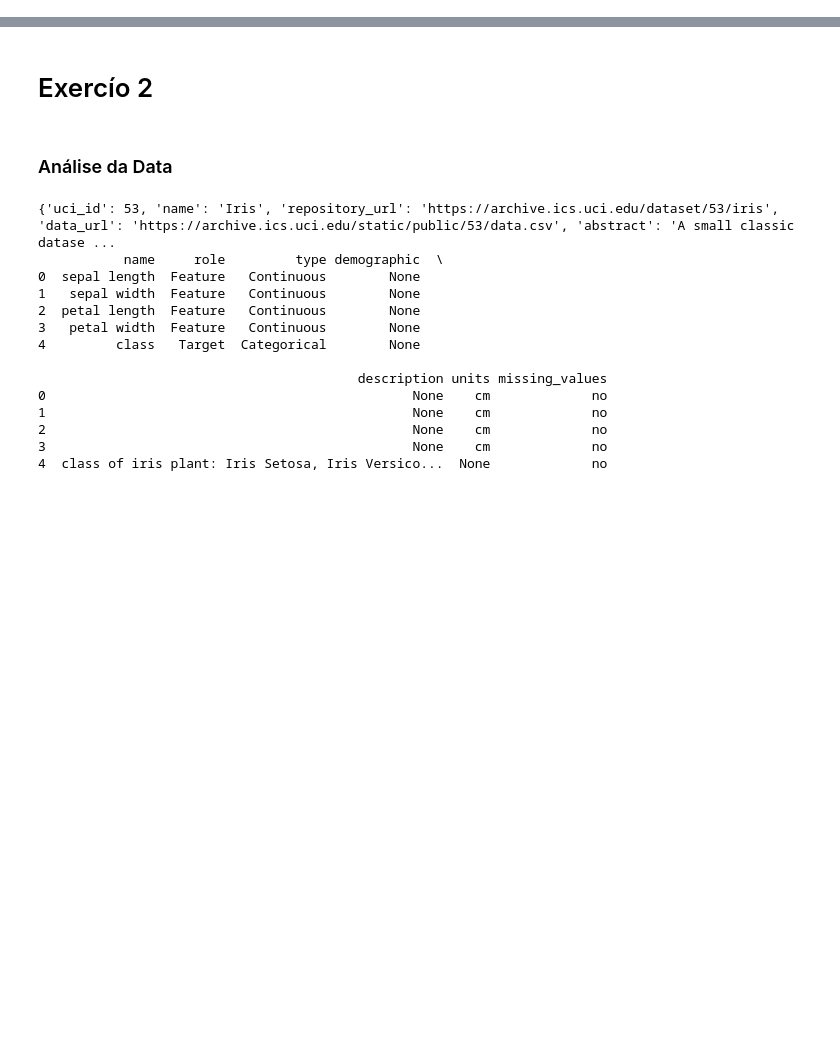
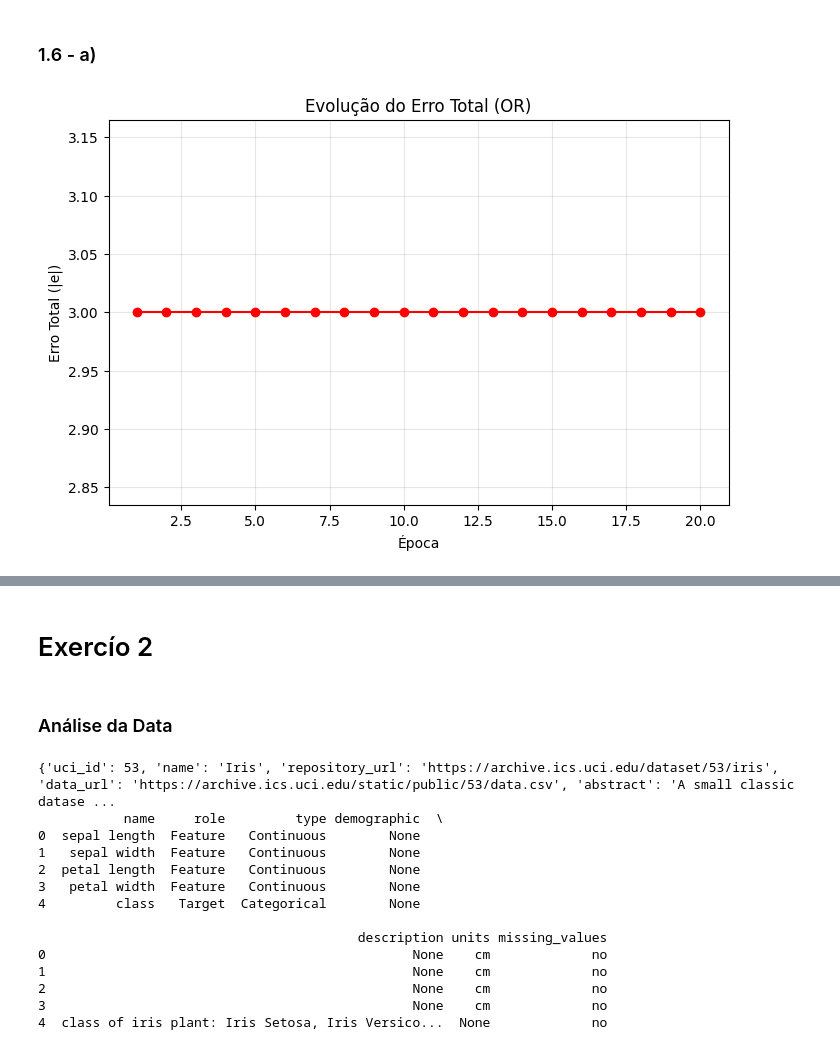
Before and after one commit to AlexRode/IAA, a Jupyter notebook: supervised.ipynb, the cells around one changed output, grey strips where cells are left out. Saved outputs shown, nothing was run; the diff lists cells and outputs as text; code cells hidden in the pictures; blank space fills up the shorter version.

```diff
--- a/supervised.ipynb
+++ b/supervised.ipynb
@@ -24,0 +51,3 @@ input_path = 'C:/Users/alexm/OneDrive/Ambiente de Trabalho/ESTUDO/4MASTER/2ºano
+# %%
+e = d - o
+print("Erro:", e)
@@ -24,0 +58,8 @@ input_path = 'C:/Users/alexm/OneDrive/Ambiente de Trabalho/ESTUDO/4MASTER/2ºano
+# %%
+alpha = 1e-4
+dw0 = dw1 = dw2 = 0
+for i in range(4):
+    dw0 += alpha * e[i]
+    dw1 += alpha * X[i,0] * e[i]
+    dw2 += alpha * X[i,1] * e[i]
+print(f"Δw0={dw0:.6f}, Δw1={dw1:.6f}, Δw2={dw2:.6f}")
@@ -24,0 +70,23 @@ input_path = 'C:/Users/alexm/OneDrive/Ambiente de Trabalho/ESTUDO/4MASTER/2ºano
+# %%
+w0 = np.random.uniform(-1, 1)
+w1 = np.random.uniform(-1, 1)
+w2 = np.random.uniform(-1, 1)
+
+errors = []
+weights = []
+
+for epoch in range(20):
+    dw0 = dw1 = dw2 = 0
+    err = 0
+    for i in range(4):
+        s = w0 + w1*X[i,0] + w2*X[i,1]
+        o = f(s)
+        e = d[i] - o
+        dw0 += alpha * e
+        dw1 += alpha * X[i,0] * e
+        dw2 += alpha * X[i,1] * e
+        err += abs(e)
+    w0 += dw0; w1 += dw1; w2 += dw2
+    errors.append(err)
+    weights.append([w0, w1, w2])
+    print(f"Época {epoch+1:2d} | Erro: {err} | w: [{w0:.3f}, {w1:.3f}, {w2:.3f}]")
@@ -24,0 +114,10 @@ input_path = 'C:/Users/alexm/OneDrive/Ambiente de Trabalho/ESTUDO/4MASTER/2ºano
+# %% [markdown]
+### 1.6 - a)
+# %%
+plt.figure(figsize=(8,5))
+plt.plot(range(1,21), errors, 'o-', color='red')
+plt.title('Evolução do Erro Total (OR)')
+plt.xlabel('Época'); plt.ylabel('Erro Total (|e|)')
+plt.grid(alpha=0.3); plt.show()
+# %% [output]
+[figure, added]
```
Also changed, not shown: parts of 24 cells of this notebook.
